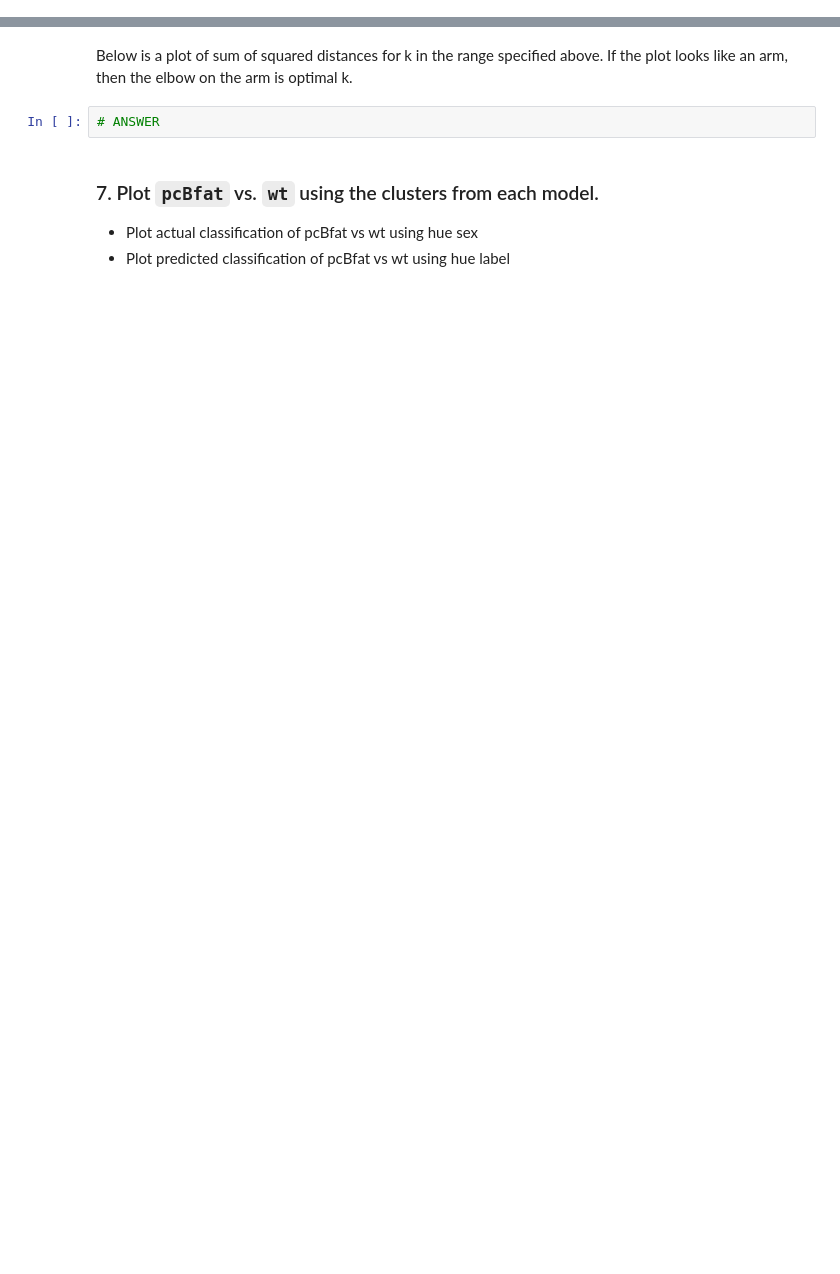
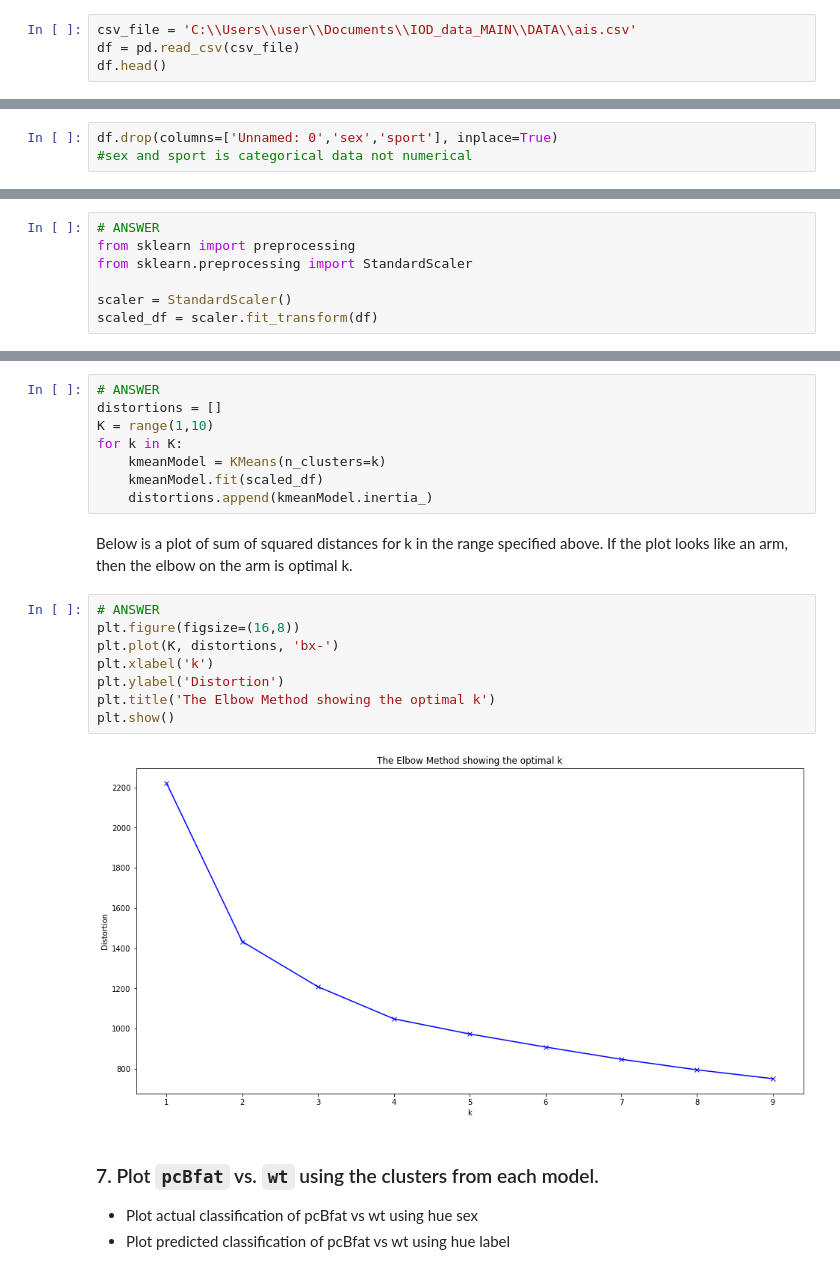
Before and after one commit to Zhouzhenjie09/IOD, a Jupyter notebook: 1_lab/mob6_lab/IOD_Lab 6.1.1.ipynb, the cells around one changed output, grey strips where cells are left out. Drawn from its saved outputs; the diff is of its cells as text; blank space fills up the shorter version.

```diff
--- a/1_lab/mob6_lab/IOD_Lab 6.1.1.ipynb
+++ b/1_lab/mob6_lab/IOD_Lab 6.1.1.ipynb
@@ -76,0 +84,4 @@ csv_file = 'ais.csv'
+# %%
+csv_file = 'C:\\Users\\user\\Documents\\IOD_data_MAIN\\DATA\\ais.csv'
+df = pd.read_csv(csv_file)
+df.head()
@@ -78,0 +148,3 @@ csv_file = 'ais.csv'
+# %%
+df.drop(columns=['Unnamed: 0','sex','sport'], inplace=True)
+#sex and sport is categorical data not numerical
@@ -86,3 +181,10 @@ csv_file = 'ais.csv'
+# %%
+# ANSWER
+from sklearn import preprocessing
+from sklearn.preprocessing import StandardScaler
+
+scaler = StandardScaler()
+scaled_df = scaler.fit_transform(df)
 # %% [markdown]
 ### 4. Clustering with K-Means
 
@@ -104,7 +249,23 @@ For each k value, we will initialise k-means and use the inertia attribute to id
+# %%
+# ANSWER
+distortions = []
+K = range(1,10)
+for k in K:
+    kmeanModel = KMeans(n_clusters=k)
+    kmeanModel.fit(scaled_df)
+    distortions.append(kmeanModel.inertia_)
 # %% [markdown]
 Below is a plot of sum of squared distances for k in the range specified above. If the plot looks like an arm, then the elbow on the arm is optimal k.
-# %%
-# ANSWER
+# %%
+# ANSWER
+plt.figure(figsize=(16,8))
+plt.plot(K, distortions, 'bx-')
+plt.xlabel('k')
+plt.ylabel('Distortion')
+plt.title('The Elbow Method showing the optimal k')
+plt.show()
+# %% [output]
+[figure, added]
 # %% [markdown]
 ### 7. Plot `pcBfat` vs. `wt` using the clusters from each model.
 
```
Also changed, not shown: parts of 24 cells of this notebook, 4 other files.
